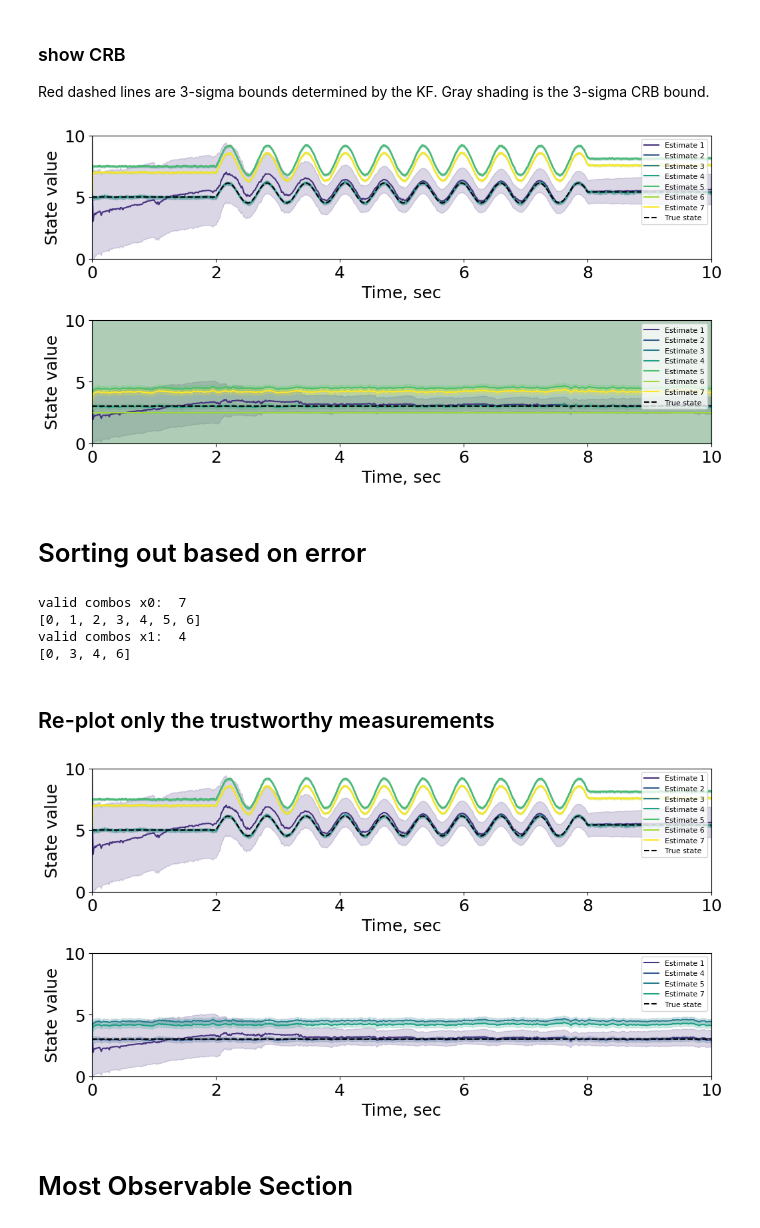
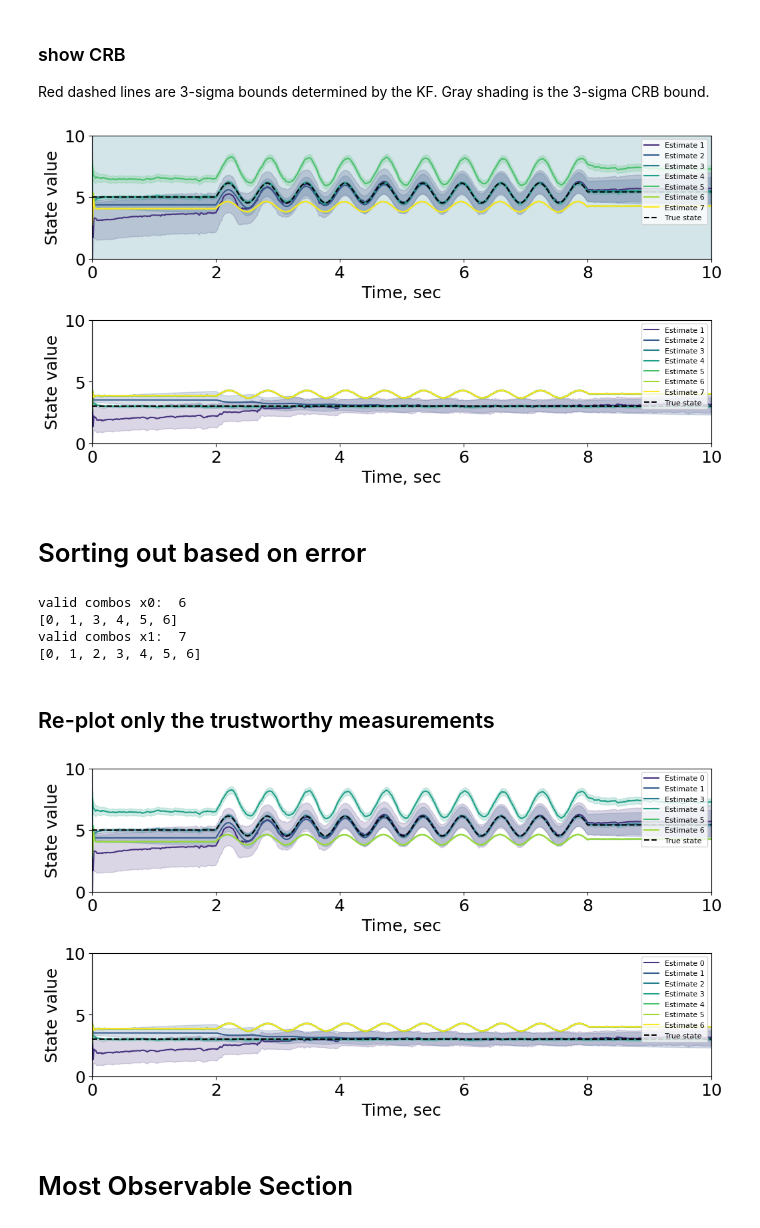
Before and after one commit to jadenmecham/First-Project, a Jupyter notebook: 4 - Nonlinear Camera/5C_EKF_UKF_monocamera_corrected.ipynb, the cells around one changed output. Saved outputs shown, nothing was run; the diff lists cells and outputs as text; code cells hidden in the pictures.

```diff
--- a/4 - Nonlinear Camera/5C_EKF_UKF_monocamera_corrected.ipynb
+++ b/4 - Nonlinear Camera/5C_EKF_UKF_monocamera_corrected.ipynb
@@ -160,7 +160,7 @@ def h_d(X, U):
     g, d = np.ravel(X)
     u, = np.ravel(U)
     # define the sensors that I will be giving the EKF
-    sensors = [np.array( [g/d] ), np.array(g), np.array(2*g)]
+    sensors = [np.array( [g/d] ), np.array(d**g), np.array(d*d)]
     y = np.atleast_2d(np.hstack(sensors)).T
     return y
 # %% [markdown]
@@ -333,7 +333,7 @@ def threesigma_plot(num_plots, data, allR, time, states, sigmas):
 
 threesigma_plot([0, 1], results, R_modified, tsim, ['x0_hat', 'x1_hat'], ['3sigma_x0', '3sigma_x1'])
 # %% [output]
-[figure, old version]
+[figure, new version]
 # %% [markdown]
 # Sorting out based on error
 # %%
@@ -354,41 +354,41 @@ print(trustworthy_x0)
 print('valid combos x1: ', len(trustworthy_x1))
 print(trustworthy_x1)
 # %% [output]
-valid combos x0:  7
+valid combos x0:  6
+[0, 1, 3, 4, 5, 6]
+valid combos x1:  7
 [0, 1, 2, 3, 4, 5, 6]
-valid combos x1:  4
-[0, 3, 4, 6]
 # %% [markdown]
 ## Re-plot only the trustworthy measurements
 # %%
 # # Same plot as before, just only for the trustworthy data
 def trustworthy_plot(num_plots, data, allR, trustworthy_indices, time, states, sigmas):
     fig, axs = plt.subplots(num_plots, 1, figsize=(12, 6))
     if num_plots == 1:
         axs = [axs]
     fig.subplots_adjust(hspace=0.5)
     cmap = plt.get_cmap('viridis', len(allR)+1)
     for i in range(num_plots):
         indices = trustworthy_indices[i]
         for j in range(len(indices)):
             state_array = np.asarray(data[indices[j]][states[i]], dtype=float)
             sigma_array = np.asarray(data[indices[j]][sigmas[i]], dtype=float)
-            axs[i].plot(time, state_array, label=f'Estimate {indices[j]+1}', color=cmap(j+1))
+            axs[i].plot(time, state_array, label=f'Estimate {indices[j]}', color=cmap(j+1))
             axs[i].fill_between(time, state_array - sigma_array, state_array + sigma_array,
                                 alpha=0.2, color=cmap(j+1))
         axs[i].set_xlabel('Time, sec')
         axs[i].set_ylabel('State value')
         axs[i].set_ylim([0, 10])
         axs[i].set_xlim([0, 10])
         axs[i].plot(time, X[i, :], label='True state', linestyle='--', color='black')
         axs[i].legend(loc='upper right', fontsize=8)
     plt.show()
 
 
 trustworthy = [trustworthy_x0, trustworthy_x1]
 trustworthy_plot(2, results, R_modified, trustworthy, tsim, ['x0_hat', 'x1_hat'], ['3sigma_x0', '3sigma_x1'])
 # %% [output]
-[figure, old version]
+[figure, new version]
 # %% [markdown]
 # Most Observable Section
 # %%
```
Also changed, not shown: parts of 8 cells of this notebook.
